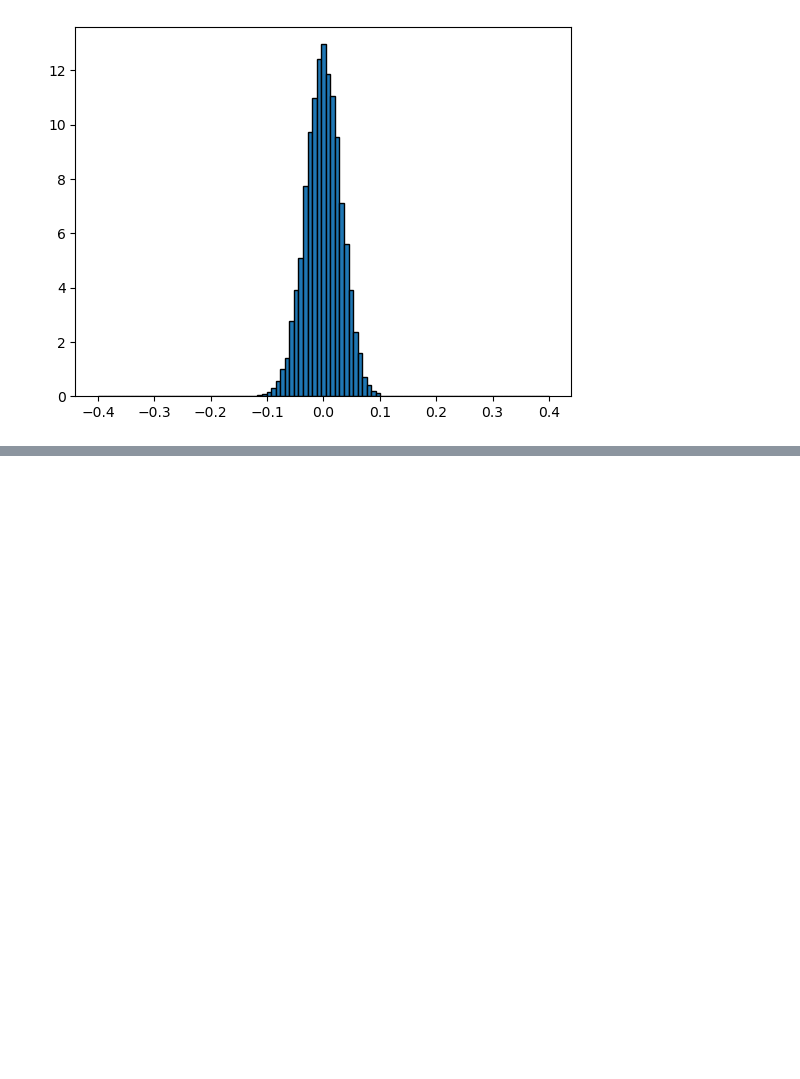
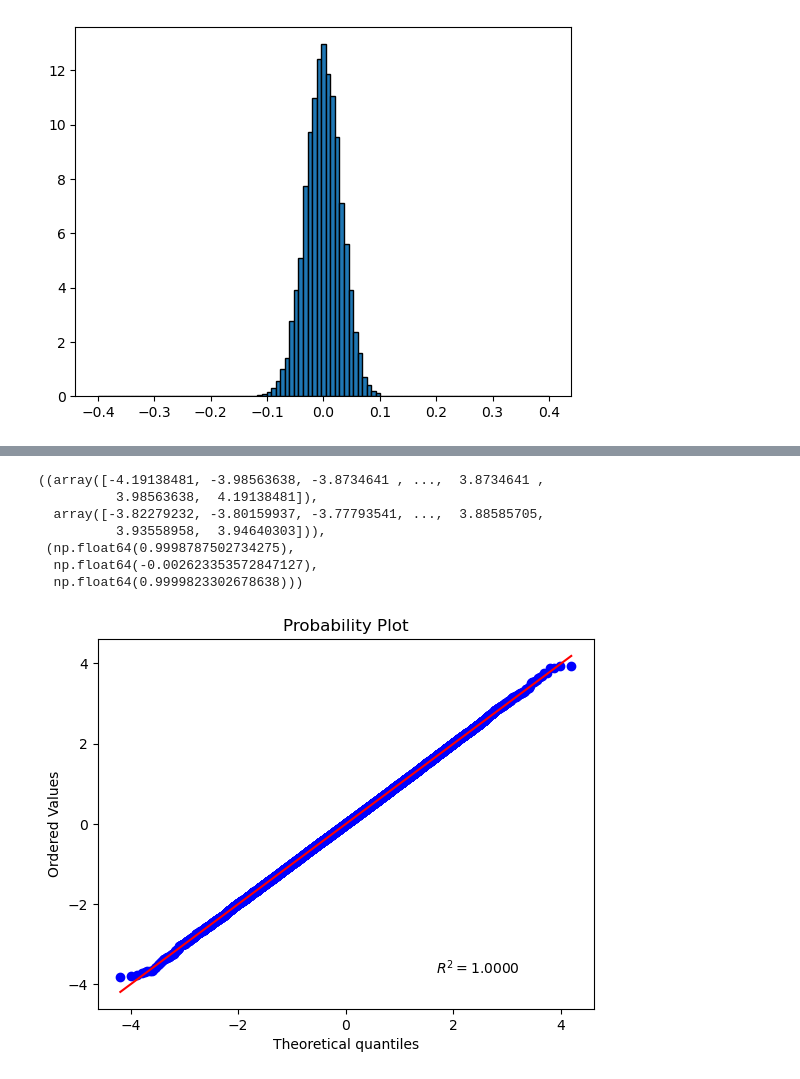
Before and after one commit to a-o-connor/applied_statistics_assessment, a Jupyter notebook: roughwork/applied_stats_notes.ipynb, the cells around one changed output, grey strips where cells are left out. Cells and saved outputs as stored; diff of their text form; code cells hidden in the pictures; blank space fills up the shorter version.

```diff
--- a/roughwork/applied_stats_notes.ipynb
+++ b/roughwork/applied_stats_notes.ipynb
@@ -381,0 +394,15 @@ plt.hist(means, edgecolor="black", density="True", bins=np.linspace(-0.4,0.4,100
+# %%
+rng = np.random.default_rng()
+data = rng.normal(size=50000)
+# %%
+fig, ax = plt.subplots()
+stats.probplot(data, dist="norm", plot=ax, rvalue=True) #compares the points to the standard normal distribution
+# %% [output]
+((array([-4.19138481, -3.98563638, -3.8734641 , ...,  3.8734641 ,
+          3.98563638,  4.19138481]),
+  array([-3.82279232, -3.80159937, -3.77793541, ...,  3.88585705,
+          3.93558958,  3.94640303])),
+ (np.float64(0.9998787502734275),
+  np.float64(-0.002623353572847127),
+  np.float64(0.9999823302678638)))
+[figure, added]
```
Also changed, not shown: parts of 4 cells of this notebook, 1 other file.
